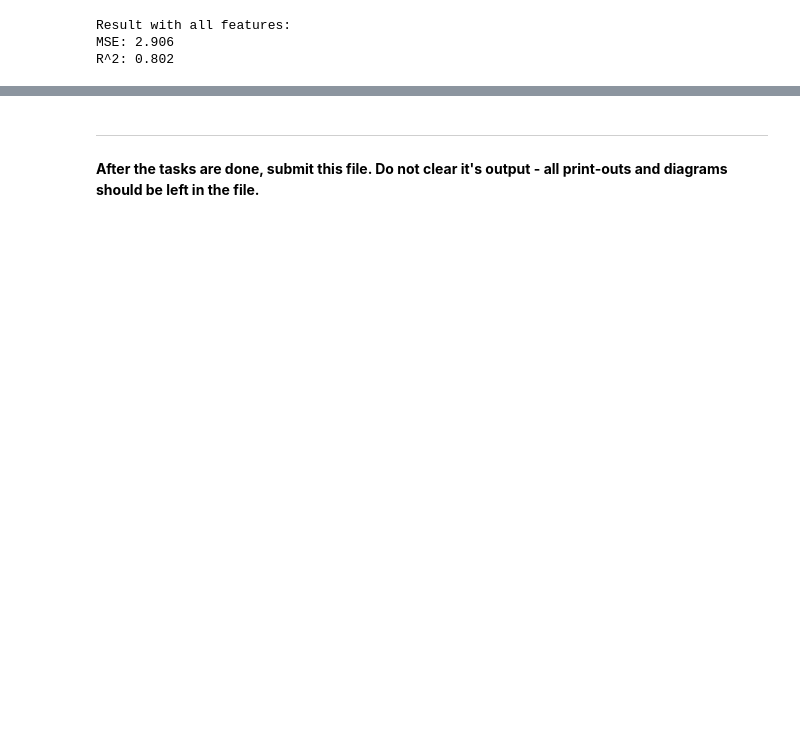
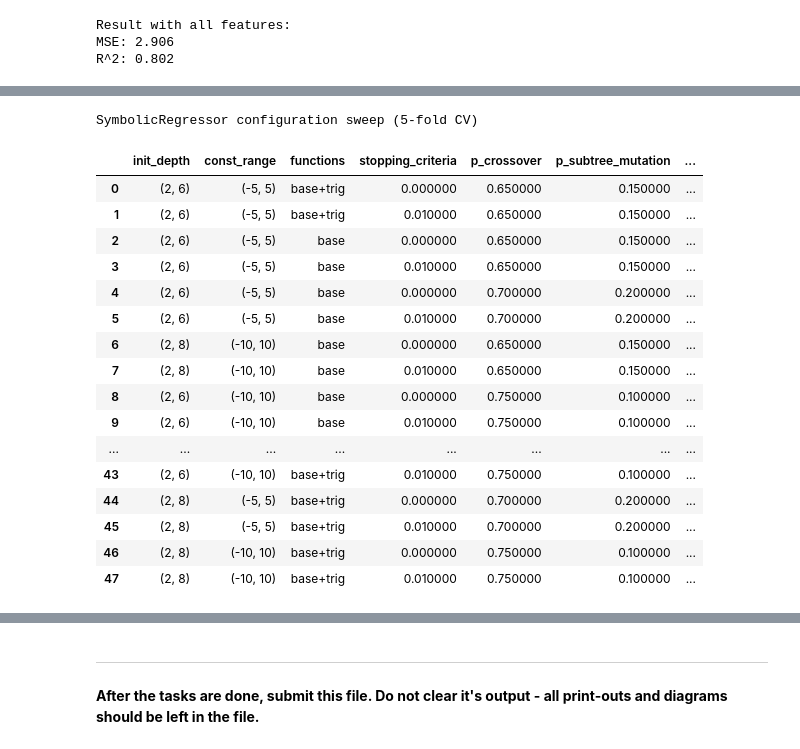
Before and after one commit to loic-marigny/machine-learning-rtu, a Jupyter notebook: 11_Assignment_EN.ipynb, the cells around one changed output, grey strips where cells are left out. Drawn from its saved outputs; the diff is of its cells as text; code cells hidden in the pictures; blank space fills up the shorter version.

```diff
--- a/11_Assignment_EN.ipynb
+++ b/11_Assignment_EN.ipynb
@@ -234,3 +233,65 @@ print('R^2: %.3f' % R2)
 Result with all features:
 MSE: 2.906
 R^2: 0.802
+# %%
+from copy import deepcopy
+
+BASE_FUNCTIONS = ('add', 'sub', 'mul', 'div', 'sqrt', 'log', 'inv')
+search_space = ParameterGrid({
+    'init_depth': [(2, 6), (2, 8)],
+    'const_range': [(-10, 10), (-5, 5)],
+    'function_set': [
+        BASE_FUNCTIONS,
+        BASE_FUNCTIONS + ('sin', 'cos'),
+    ],
+    'stopping_criteria': [0.0, 0.01],
+})
+mutation_schedules = [
+    {'p_crossover': 0.75, 'p_subtree_mutation': 0.10, 'p_point_mutation': 0.10},
+    {'p_crossover': 0.70, 'p_subtree_mutation': 0.20, 'p_point_mutation': 0.05},
+    {'p_crossover': 0.65, 'p_subtree_mutation': 0.15, 'p_point_mutation': 0.15},
+]
+
+common_params = dict(
+    population_size=200,
+    generations=20,
+    metric='mse',
+    max_samples=1,
+    feature_names=feature_names,
+    random_state=42,
+    verbose=0,
+)
+
+results = []
+for grid_params in search_space:
+    for mutation in mutation_schedules:
+        params = deepcopy(common_params)
+        params.update(grid_params)
+        params.update(mutation)
+        model = SymbolicRegressor(**params)
+        y_pred = cross_val_predict(model, X, y, cv=5)
+        mse = mean_squared_error(y, y_pred)
+        r2 = r2_score(y, y_pred)
+        results.append({
+            'init_depth': f"{grid_params['init_depth']}",
+            'const_range': f"{grid_params['const_range']}",
+            'functions': 'base' if grid_params['function_set'] == BASE_FUNCTIONS else 'base+trig',
+            'stopping_criteria': grid_params['stopping_criteria'],
+            'p_crossover': mutation['p_crossover'],
+            'p_subtree_mutation': mutation['p_subtree_mutation'],
+            'p_point_mutation': mutation['p_point_mutation'],
+            'MSE': mse,
+            'R2': r2,
+        })
+
+results_df = (pd.DataFrame(results)
+              .sort_values(['MSE', 'R2'], ascending=[True, False])
+              .reset_index(drop=True))
+print(f"Evaluated {len(results_df)} configurations.")
+styled_results = (results_df.style
+                  .format({'MSE': '{:.4f}', 'R2': '{:.4f}'})
+                  .background_gradient(cmap='RdYlGn_r', subset=['MSE'])
+                  .background_gradient(cmap='RdYlGn', subset=['R2'])
+                  .set_caption('SymbolicRegressor configuration sweep (5-fold CV)'))
+styled_results
+# %% [output]
@@ -236,0 +299,18 @@ R^2: 0.802
+SymbolicRegressor configuration sweep (5-fold CV)
+|  | init_depth | const_range | functions | stopping_criteria | p_crossover | p_subtree_mutation | ... |
+| 0 | (2, 6) | (-5, 5) | base+trig | 0.000000 | 0.650000 | 0.150000 | ... |
+| 1 | (2, 6) | (-5, 5) | base+trig | 0.010000 | 0.650000 | 0.150000 | ... |
+| 2 | (2, 6) | (-5, 5) | base | 0.000000 | 0.650000 | 0.150000 | ... |
+| 3 | (2, 6) | (-5, 5) | base | 0.010000 | 0.650000 | 0.150000 | ... |
+| 4 | (2, 6) | (-5, 5) | base | 0.000000 | 0.700000 | 0.200000 | ... |
+| 5 | (2, 6) | (-5, 5) | base | 0.010000 | 0.700000 | 0.200000 | ... |
+| 6 | (2, 8) | (-10, 10) | base | 0.000000 | 0.650000 | 0.150000 | ... |
+| 7 | (2, 8) | (-10, 10) | base | 0.010000 | 0.650000 | 0.150000 | ... |
+| 8 | (2, 6) | (-10, 10) | base | 0.000000 | 0.750000 | 0.100000 | ... |
+| 9 | (2, 6) | (-10, 10) | base | 0.010000 | 0.750000 | 0.100000 | ... |
+| ... | ... | ... | ... | ... | ... | ... | ... |
+| 43 | (2, 6) | (-10, 10) | base+trig | 0.010000 | 0.750000 | 0.100000 | ... |
+| 44 | (2, 8) | (-5, 5) | base+trig | 0.000000 | 0.700000 | 0.200000 | ... |
+| 45 | (2, 8) | (-5, 5) | base+trig | 0.010000 | 0.700000 | 0.200000 | ... |
+| 46 | (2, 8) | (-10, 10) | base+trig | 0.000000 | 0.750000 | 0.100000 | ... |
+| 47 | (2, 8) | (-10, 10) | base+trig | 0.010000 | 0.750000 | 0.100000 | ... |
```
Also changed, not shown: parts of 5 cells of this notebook, 1 other file.
